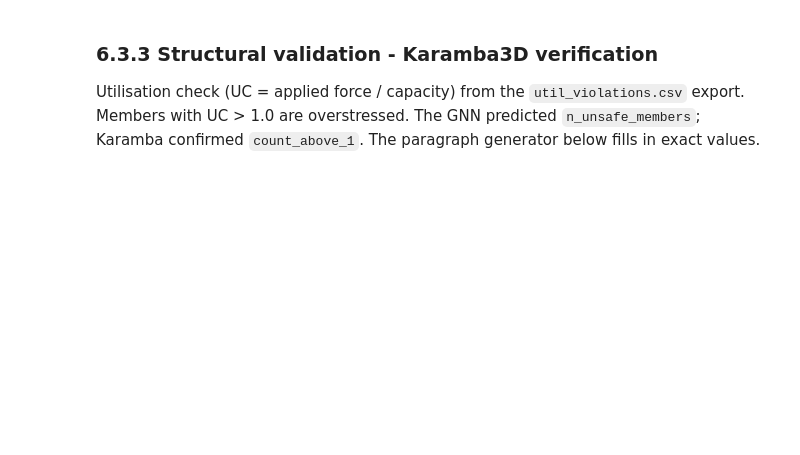
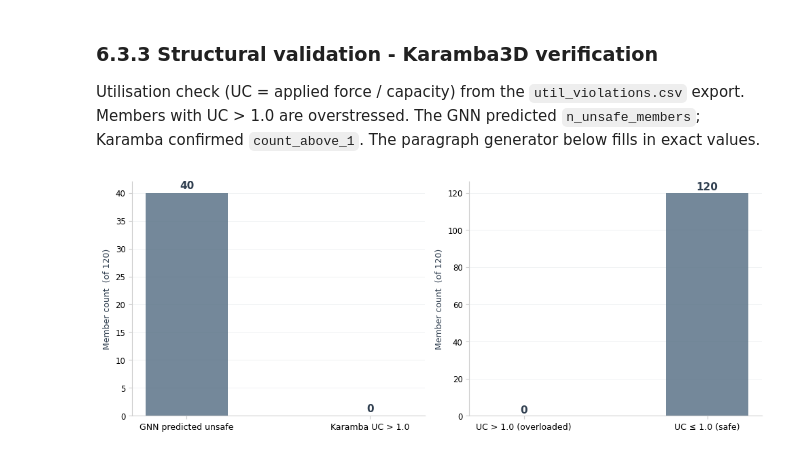
Before and after one commit to Jasp3r16/thesis_generative_timber, a Jupyter notebook: c30_final_batch_analysis.ipynb, the cells around one changed output. Saved outputs shown, nothing was run; the diff lists cells and outputs as text; code cells hidden in the pictures; blank space fills up the shorter version.

```diff
--- a/c30_final_batch_analysis.ipynb
+++ b/c30_final_batch_analysis.ipynb
@@ -1569,9 +1847,7 @@ def _style_bar_ax(ax):
 ax = axes[0]
 _style_bar_ax(ax)
 bars = ax.bar(
-    ["GNN predicted
-unsafe", "Karamba
-UC > 1.0"],
+    ["GNN predicted unsafe", "Karamba UC > 1.0"],
     [_n_gnn, _ca],
     color=[C_NS, C_RS], alpha=0.88, width=0.45,
     edgecolor="none", zorder=3,
@@ -1580,33 +1856,33 @@ ax.set_ylabel("Member count  (of 120)", fontsize=9, color=C_DARK)
 ax.tick_params(axis="x", labelsize=9)
 for bar, v in zip(bars, [_n_gnn, _ca]):
     ax.text(bar.get_x() + bar.get_width() / 2, v + 0.4,
             str(v), ha="center", va="bottom", fontsize=11,
             fontweight="bold", color=C_DARK)
 
 # Panel 2: Karamba utilisation breakdown
 ax = axes[1]
 _style_bar_ax(ax)
 bars = ax.bar(
-    ["UC > 1.0
-(overloaded)", "UC ≤ 1.0
-(safe)"],
+    ["UC > 1.0 (overloaded)", "UC ≤ 1.0 (safe)"],
     [_ca, _cb],
     color=[C_RS, C_NS], alpha=0.88, width=0.45,
     edgecolor="none", zorder=3,
 )
 ax.set_ylabel("Member count  (of 120)", fontsize=9, color=C_DARK)
 ax.tick_params(axis="x", labelsize=9)
 for bar, v in zip(bars, [_ca, _cb]):
     ax.text(bar.get_x() + bar.get_width() / 2, v + 0.4,
             str(v), ha="center", va="bottom", fontsize=11,
             fontweight="bold", color=C_DARK)
 
 plt.tight_layout()
 fig.savefig(OUTPUT_DIR / "fig_633_validation.png", dpi=150, bbox_inches="tight")
 plt.show()
 
 # ── Paragraph generator ───────────────────────────────────────────────────────
 _rr   = float(r1_63["reuse_rate"])
 _cost = float(r1_63["total_cost"])
 _zr   = float(vertices.get(GA_STEM_63, pd.DataFrame(columns=["z"]))["z"].pipe(
             lambda s: s.max() - s.min() if len(s) else float("nan")))
+# %% [output]
+[figure, added]
```
Also changed, not shown: parts of 24 cells of this notebook.
